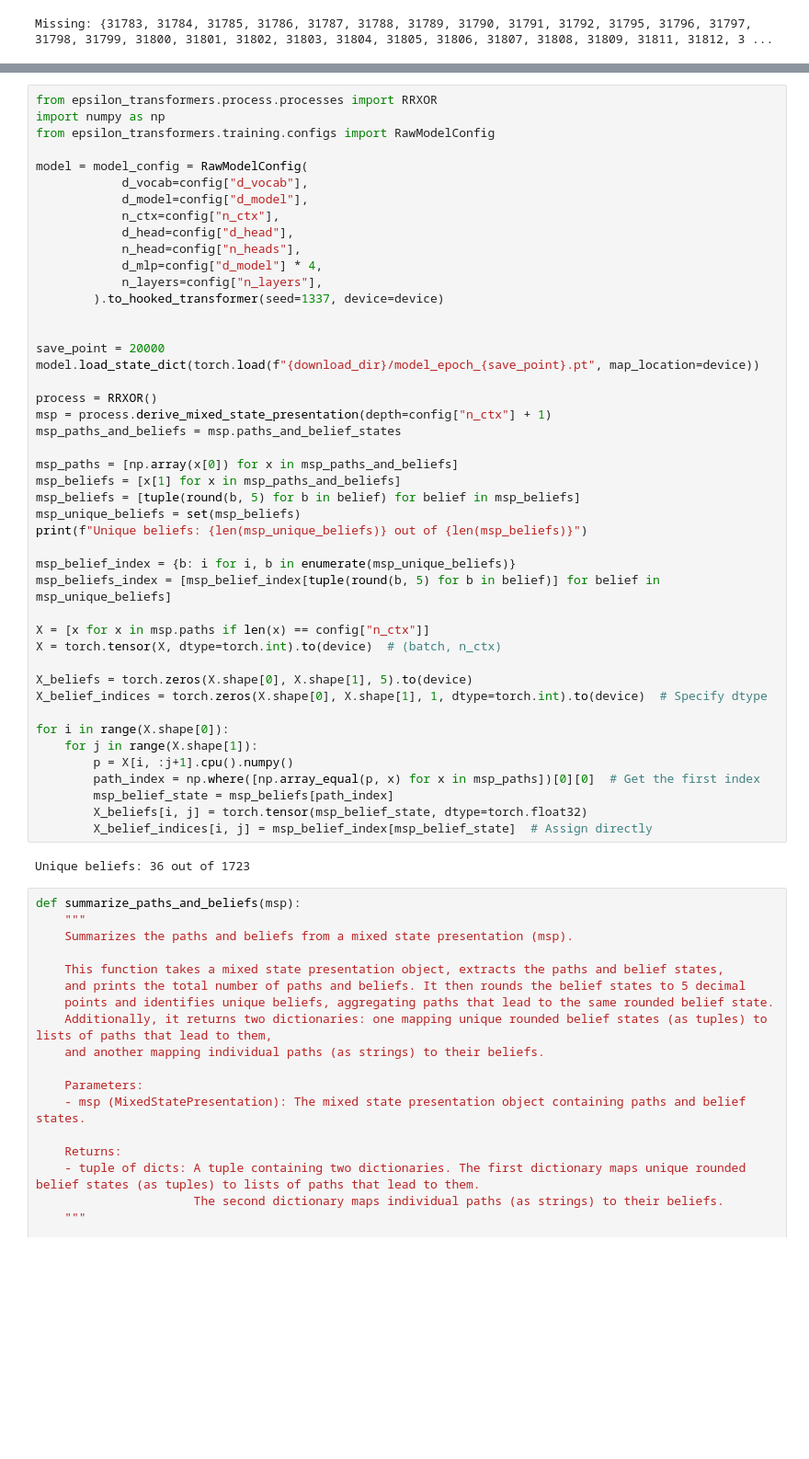
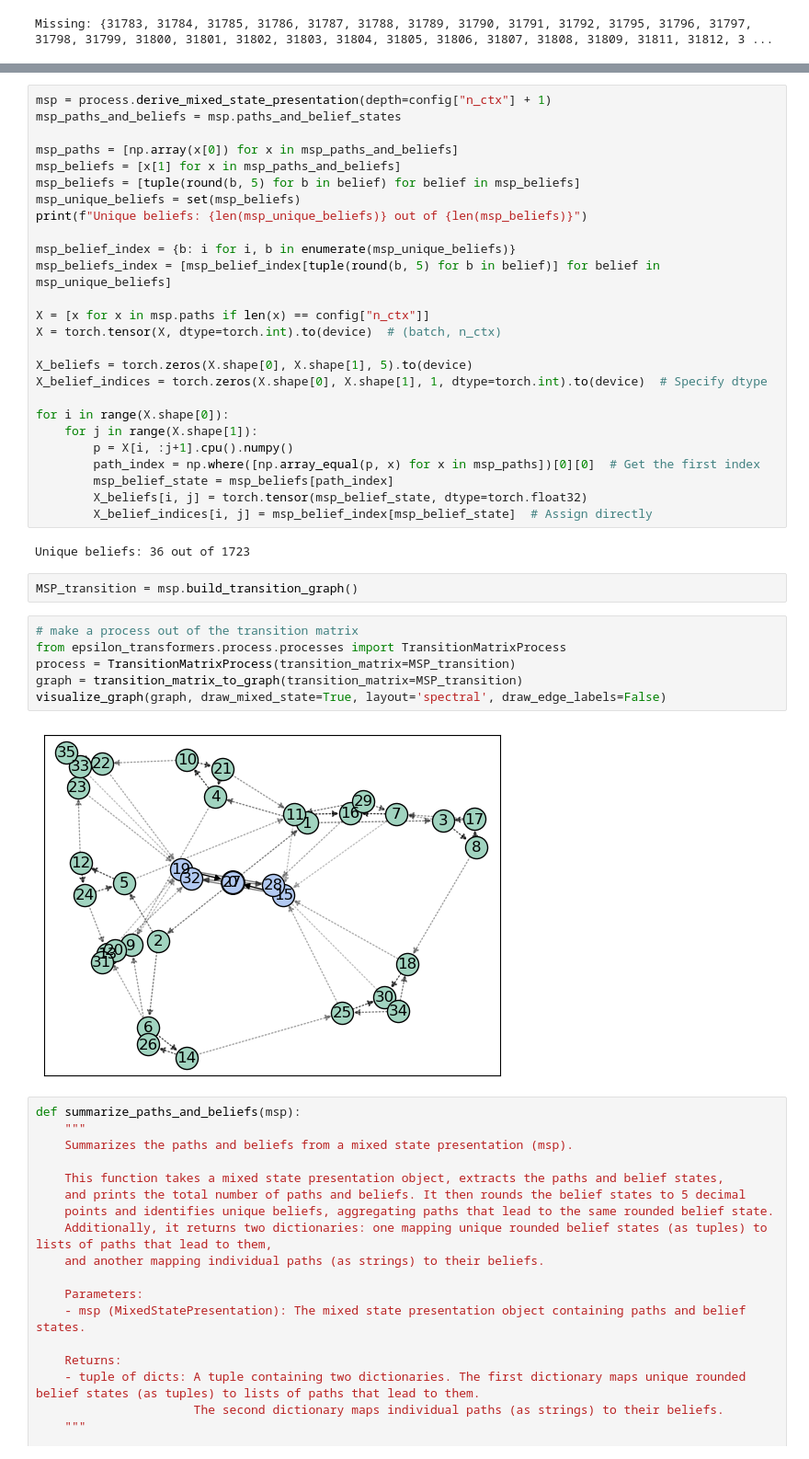
Before and after one commit to adamimos/epsilon-transformers, a Jupyter notebook: examples/rrxor.ipynb, the cells around one changed output, grey strips where cells are left out. Shown at 92% size. Cells and saved outputs as stored; diff of their text form; blank space fills up the shorter version.

```diff
--- a/examples/rrxor.ipynb
+++ b/examples/rrxor.ipynb
@@ -56,23 +119,4 @@ Missing: {31783, 31784, 31785, 31786, 31787, 31788, 31789, 31790, 31791, 31792,
 # %%
-from epsilon_transformers.process.processes import RRXOR
-import numpy as np
-from epsilon_transformers.training.configs import RawModelConfig
-
-model = model_config = RawModelConfig(
-            d_vocab=config["d_vocab"],
-            d_model=config["d_model"],
-            n_ctx=config["n_ctx"],
-            d_head=config["d_head"],
-            n_head=config["n_heads"],
-            d_mlp=config["d_model"] * 4,
-            n_layers=config["n_layers"],
-        ).to_hooked_transformer(seed=1337, device=device)
-
-
-save_point = 20000
-model.load_state_dict(torch.load(f"{download_dir}/model_epoch_{save_point}.pt", map_location=device))
-
-process = RRXOR()
 msp = process.derive_mixed_state_presentation(depth=config["n_ctx"] + 1)
 msp_paths_and_beliefs = msp.paths_and_belief_states
 
@@ -100,6 +144,16 @@ for i in range(X.shape[0]):
         X_belief_indices[i, j] = msp_belief_index[msp_belief_state]  # Assign directly
 # %% [output]
 Unique beliefs: 36 out of 1723
+# %%
+MSP_transition = msp.build_transition_graph()
+# %%
+# make a process out of the transition matrix
+from epsilon_transformers.process.processes import TransitionMatrixProcess
+process = TransitionMatrixProcess(transition_matrix=MSP_transition)
+graph = transition_matrix_to_graph(transition_matrix=MSP_transition)
+visualize_graph(graph, draw_mixed_state=True, layout='spectral', draw_edge_labels=False)
+# %% [output]
+[figure, added]
 # %%
 def summarize_paths_and_beliefs(msp):
     """
```
Also changed, not shown: parts of 5 cells of this notebook.
